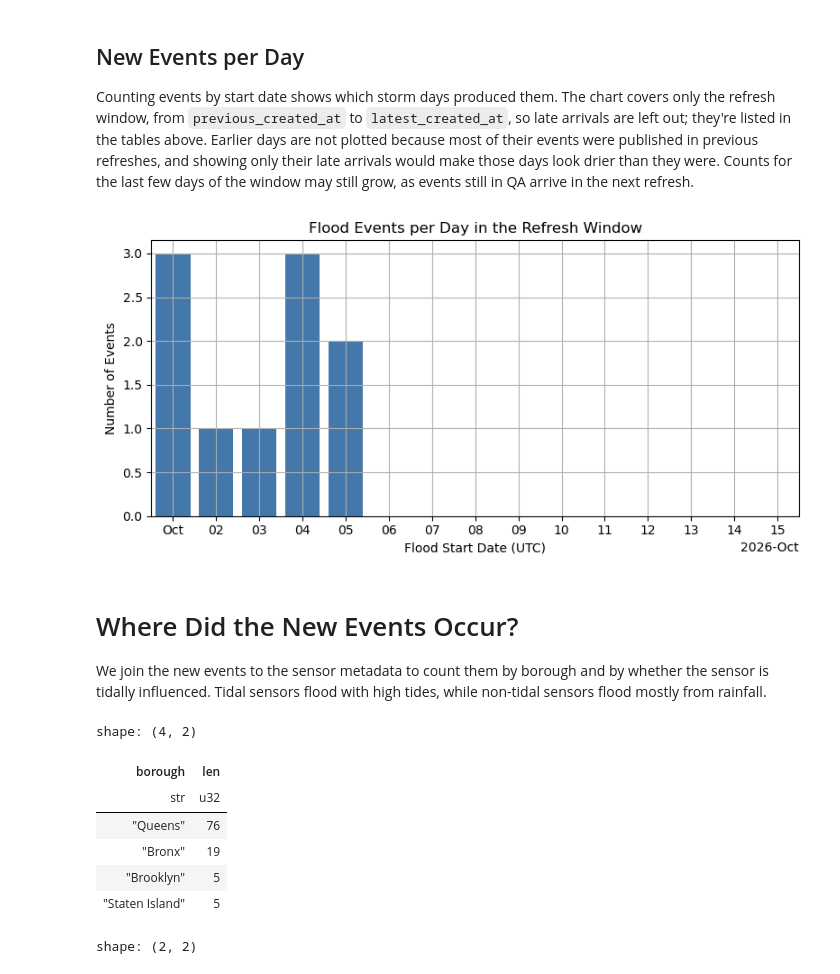
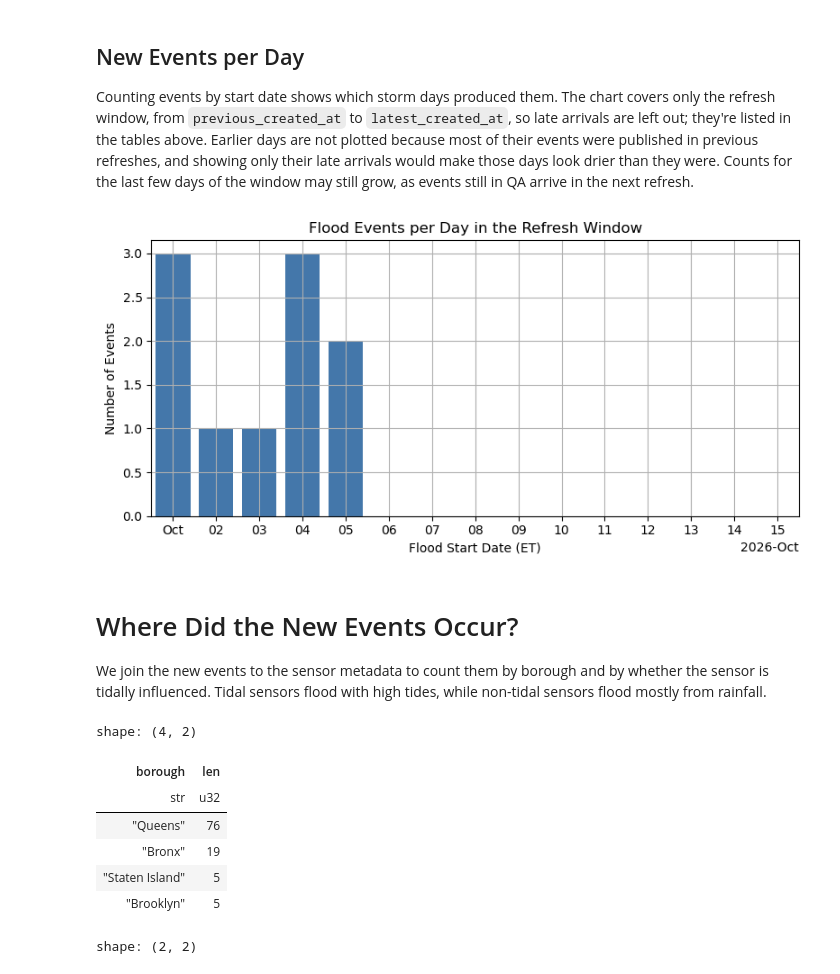
Before and after one commit to mebauer/floodnet-nyc-tutorial, a Jupyter notebook: 04-latest-refresh.ipynb, the cells around one changed output. Saved outputs shown, nothing was run; the diff lists cells and outputs as text; code cells hidden in the pictures.

```diff
--- a/04-latest-refresh.ipynb
+++ b/04-latest-refresh.ipynb
@@ -67,12 +68,15 @@ Because of late arrivals, we report two counts for each refresh:
 
 The difference is the **late arrivals**: events that occurred before the window but were still possibly in QA at the previous refresh.
 # %%
-# Flood events published after the previous refresh
-new_df = floodnet.download_new_records(dataset_id, since=previous_created_at)
+# Flood events published after the previous refresh,
+# with New York local-time (_et) copies of the UTC timestamps
+new_df = floodnet.to_local_time(
+    floodnet.download_new_records(dataset_id, since=previous_created_at)
+)
 
-# Refresh window as naive UTC datetimes, to match flood_start_time
-window_start = datetime.fromisoformat(previous_created_at).replace(tzinfo=None)
-window_end = datetime.fromisoformat(latest_created_at).replace(tzinfo=None)
+# Refresh window in UTC: the watermarks are pipeline times, compared against UTC flood_start_time
+window_start = datetime.fromisoformat(previous_created_at)
+window_end = datetime.fromisoformat(latest_created_at)
 
 # New events that started within the refresh window
 window_df = new_df.filter(
@@ -134,31 +138,32 @@ Counting events by start date shows which storm days produced them. The chart co
 # %%
 # Count new events per day within the refresh window
 daily_df = (
-    window_df.group_by(pl.col("flood_start_time").dt.date().alias("date"))
+    window_df.group_by(pl.col("flood_start_time_et").dt.date().alias("date"))
     .len()
     .sort("date")
 )
 
 fig, ax = plt.subplots(figsize=(8, 4))
 ax.bar(daily_df["date"], daily_df["len"], color=floodnet.COLORBLIND_PALETTE[0])
 
 ax.set_title("Flood Events per Day in the Refresh Window")
-ax.set_xlabel("Flood Start Date (UTC)")
+ax.set_xlabel("Flood Start Date (ET)")
 ax.set_ylabel("Number of Events")
 
-# Show every day of the refresh window, including days without floods
-first_day = datetime.combine(window_start.date(), datetime.min.time())
-last_day = datetime.combine(window_end.date(), datetime.min.time())
+# Show every day of the refresh window (in local dates), including days without floods
+nyc = ZoneInfo(floodnet.NYC_TZ)
+first_day = datetime.combine(window_start.astimezone(nyc).date(), datetime.min.time())
+last_day = datetime.combine(window_end.astimezone(nyc).date(), datetime.min.time())
 ax.set_xlim(first_day - timedelta(hours=12), last_day + timedelta(hours=12))
 
 locator = mdates.DayLocator()
 ax.xaxis.set_major_locator(locator)
 ax.xaxis.set_major_formatter(mdates.ConciseDateFormatter(locator))
 ax.grid(True)
 
 fig.tight_layout()
 # %% [output]
-[figure, old version]
+[figure, new version]
 # %% [markdown]
 # Where Did the New Events Occur?
 We join the new events to the sensor metadata to count them by borough and by whether the sensor is tidally influenced. Tidal sensors flood with high tides, while non-tidal sensors flood mostly from rainfall.
@@ -181,8 +186,8 @@ shape: (4, 2)
 | str | u32 |
 | "Queens" | 76 |
 | "Bronx" | 19 |
+| "Staten Island" | 5 |
 | "Brooklyn" | 5 |
-| "Staten Island" | 5 |
 # %%
 # New events by tidal influence
 new_meta_df.group_by("tidally_influenced").len().sort("len", descending=True)
```
Also changed, not shown: parts of 12 cells of this notebook, 8 other files.
